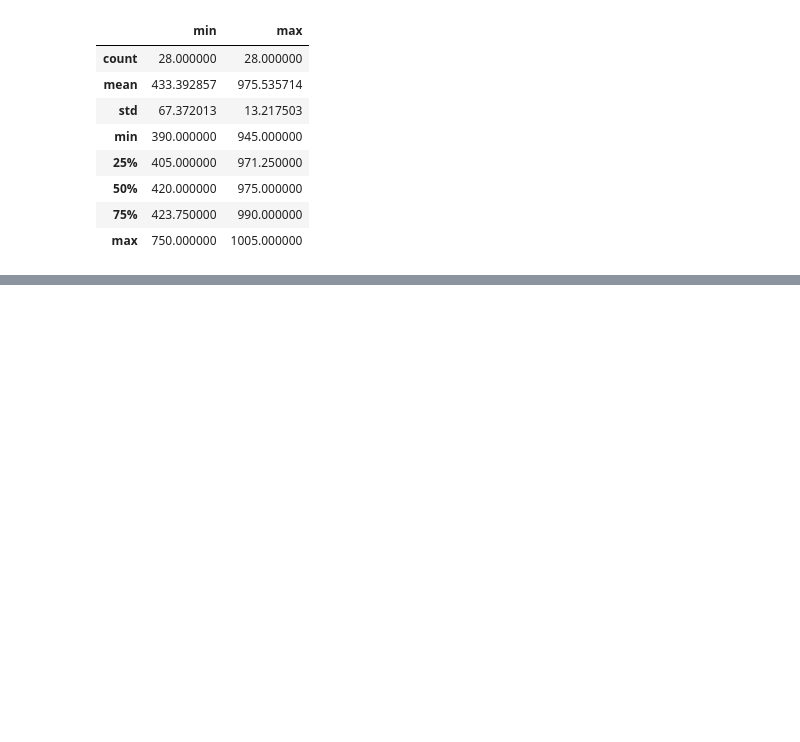
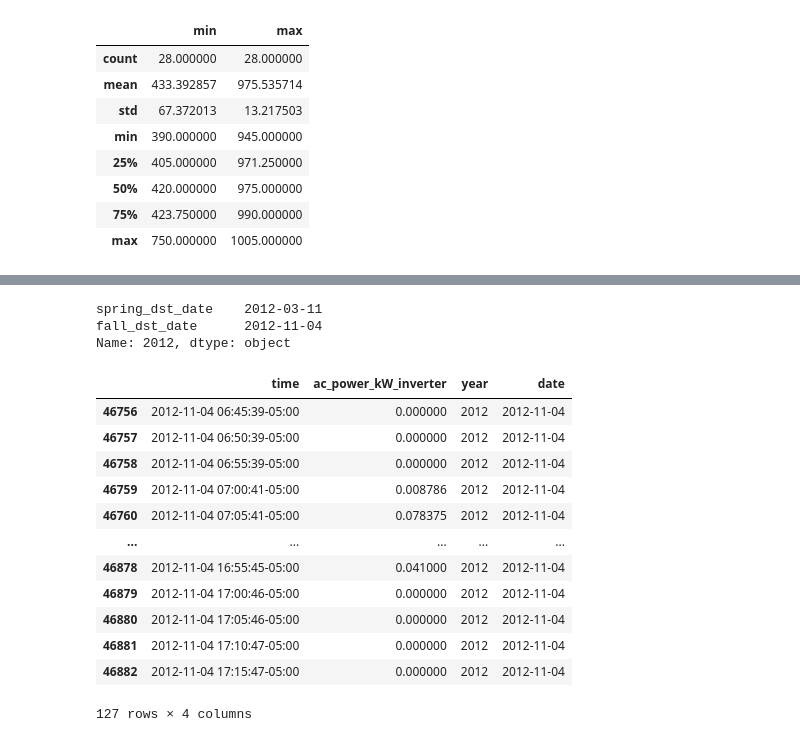
Before and after one commit to Erdos-Projects/predicting-day-ahead-solar-power-production, a Jupyter notebook: src/data/weather/timezones_mk_two.ipynb, the cells around one changed output, grey strips where cells are left out. Saved outputs shown, nothing was run; the diff lists cells and outputs as text; code cells hidden in the pictures; blank space fills up the shorter version.

```diff
--- a/src/data/weather/timezones_mk_two.ipynb
+++ b/src/data/weather/timezones_mk_two.ipynb
@@ -847,3 +971,10 @@ system_4_2007_large_start_finish.describe()
 | 50% | 420.000000 | 975.000000 |
 | 75% | 423.750000 | 990.000000 |
 | max | 750.000000 | 1005.000000 |
+# %%
+system_1199_2012 = pq.ParquetDataset(
+    '../../../../data_ds_project/testing_yearly_parquet/1199/',
+    filters=[('year', '==', 2012)]
+)
+# %%
+system_1199_2012_df = system_1199_2012.read().to_pandas()
@@ -849,0 +1004,4 @@ system_4_2007_large_start_finish.describe()
+# %%
+system_1199_2012_df['time'] = system_1199_2012_df['time'].dt.tz_localize('America/New_York')
+# %%
+system_1199_2012_df['date'] = system_1199_2012_df['time'].dt.date
@@ -849,0 +1012,22 @@ system_4_2007_large_start_finish.describe()
+# %%
+transfer_days_df.loc[2012]
+# %% [output]
+spring_dst_date    2012-03-11
+fall_dst_date      2012-11-04
+Name: 2012, dtype: object
+# %%
+system_1199_2012_df[system_1199_2012_df['date'] == date(2012, 11, 4)]
+# %% [output]
+|  | time | ac_power_kW_inverter | year | date |
+| 46756 | 2012-11-04 06:45:39-05:00 | 0.000000 | 2012 | 2012-11-04 |
+| 46757 | 2012-11-04 06:50:39-05:00 | 0.000000 | 2012 | 2012-11-04 |
+| 46758 | 2012-11-04 06:55:39-05:00 | 0.000000 | 2012 | 2012-11-04 |
+| 46759 | 2012-11-04 07:00:41-05:00 | 0.008786 | 2012 | 2012-11-04 |
+| 46760 | 2012-11-04 07:05:41-05:00 | 0.078375 | 2012 | 2012-11-04 |
+| ... | ... | ... | ... | ... |
+| 46878 | 2012-11-04 16:55:45-05:00 | 0.041000 | 2012 | 2012-11-04 |
+| 46879 | 2012-11-04 17:00:46-05:00 | 0.000000 | 2012 | 2012-11-04 |
+| 46880 | 2012-11-04 17:05:46-05:00 | 0.000000 | 2012 | 2012-11-04 |
+| 46881 | 2012-11-04 17:10:47-05:00 | 0.000000 | 2012 | 2012-11-04 |
+| 46882 | 2012-11-04 17:15:47-05:00 | 0.000000 | 2012 | 2012-11-04 |
+127 rows × 4 columns
```
Also changed, not shown: parts of 59 cells of this notebook, 3 other files.
